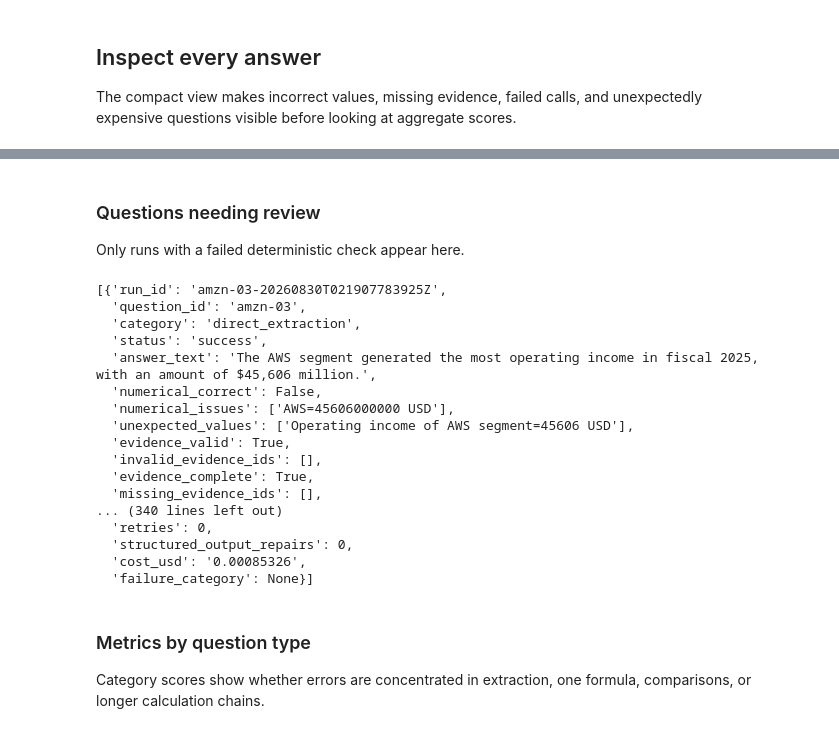
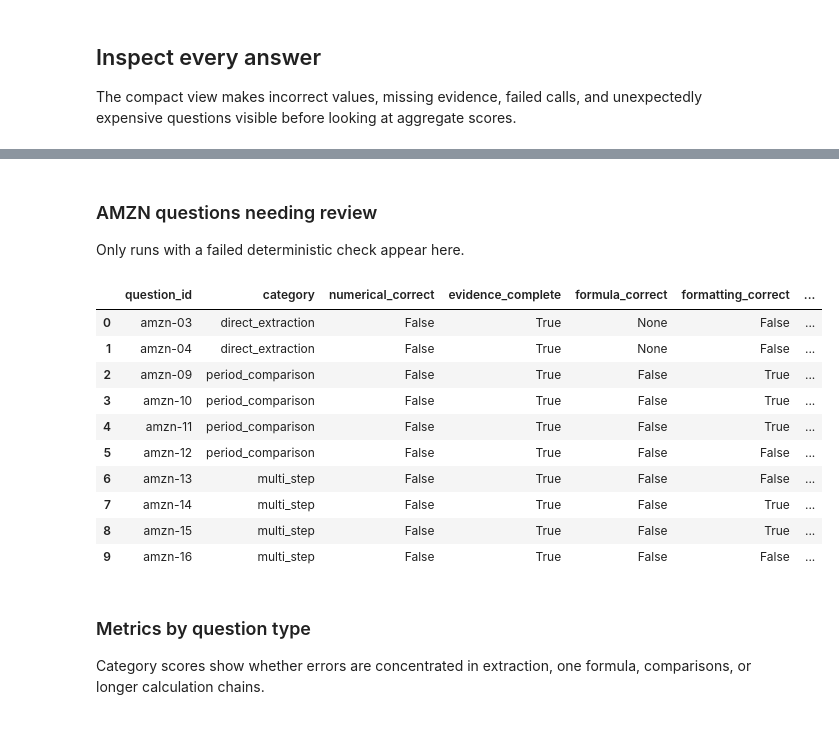
Before and after one commit to avitanov/sec_filling_research_financial_agent, a Jupyter notebook: notebooks/02_monolithic_bedrock_dry_runs.ipynb, the cells around one changed output, grey strips where cells are left out. Cells and saved outputs as stored; diff of their text form; code cells hidden in the pictures.

```diff
--- a/notebooks/02_monolithic_bedrock_dry_runs.ipynb
+++ b/notebooks/02_monolithic_bedrock_dry_runs.ipynb
@@ -396,31 +417,30 @@ judge_metrics
 # %% [markdown]
-### Questions needing review
+### AMZN questions needing review
 
 Only runs with a failed deterministic check appear here.
 # %%
 CHECKS = ("numerical_correct", "evidence_valid", "evidence_complete",
-          "value_evidence_valid", "periods_valid", "audit_trail_complete")
+          "value_evidence_valid", "periods_valid", "formatting_correct",
+          "audit_trail_complete")
 failed_question_metrics = [row for row in question_metrics if row["status"] != "success"
                            or any(row[name] is not True for name in CHECKS)]
-failed_question_metrics
+DataFrame(failed_question_metrics, columns=(
+    "question_id", "category", "numerical_correct",
+    "evidence_complete", "formula_correct", "formatting_correct",
+    "audit_trail_complete",
+))
 # %% [output]
-[{'run_id': 'amzn-03-20260830T021907783925Z',
-  'question_id': 'amzn-03',
-  'category': 'direct_extraction',
-  'status': 'success',
-  'answer_text': 'The AWS segment generated the most operating income in fiscal 2025, with an amount of $45,606 million.',
-  'numerical_correct': False,
-  'numerical_issues': ['AWS=45606000000 USD'],
-  'unexpected_values': ['Operating income of AWS segment=45606 USD'],
-  'evidence_valid': True,
-  'invalid_evidence_ids': [],
-  'evidence_complete': True,
-  'missing_evidence_ids': [],
-... (340 lines left out)
-  'retries': 0,
-  'structured_output_repairs': 0,
-  'cost_usd': '0.00085326',
-  'failure_category': None}]
+|  | question_id | category | numerical_correct | evidence_complete | formula_correct | formatting_correct | ... |
+| 0 | amzn-03 | direct_extraction | False | True | None | False | ... |
+| 1 | amzn-04 | direct_extraction | False | True | None | False | ... |
+| 2 | amzn-09 | period_comparison | False | True | False | True | ... |
+| 3 | amzn-10 | period_comparison | False | True | False | True | ... |
+| 4 | amzn-11 | period_comparison | False | True | False | True | ... |
+| 5 | amzn-12 | period_comparison | False | True | False | False | ... |
+| 6 | amzn-13 | multi_step | False | True | False | False | ... |
+| 7 | amzn-14 | multi_step | False | True | False | True | ... |
+| 8 | amzn-15 | multi_step | False | True | False | True | ... |
+| 9 | amzn-16 | multi_step | False | True | False | False | ... |
 # %% [markdown]
 ### Metrics by question type
 
```
Also changed, not shown: parts of 49 cells of this notebook, 3 other files.
